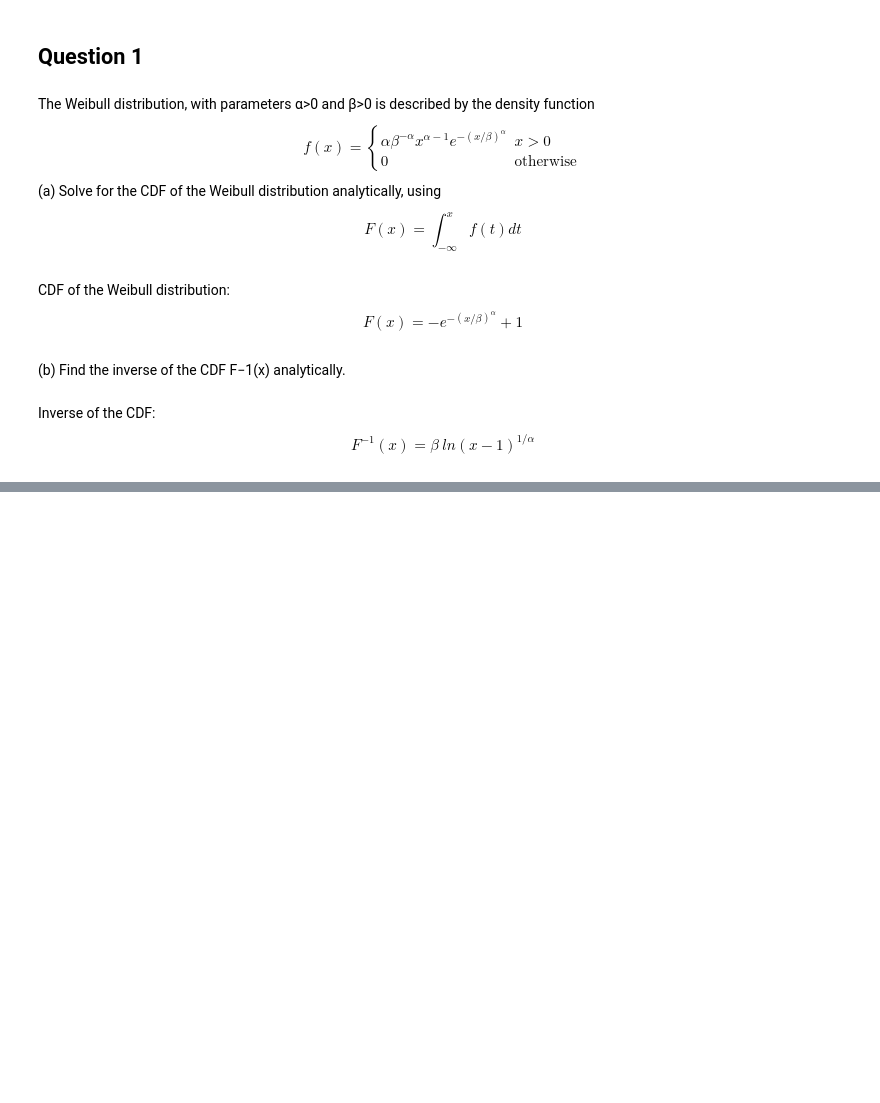
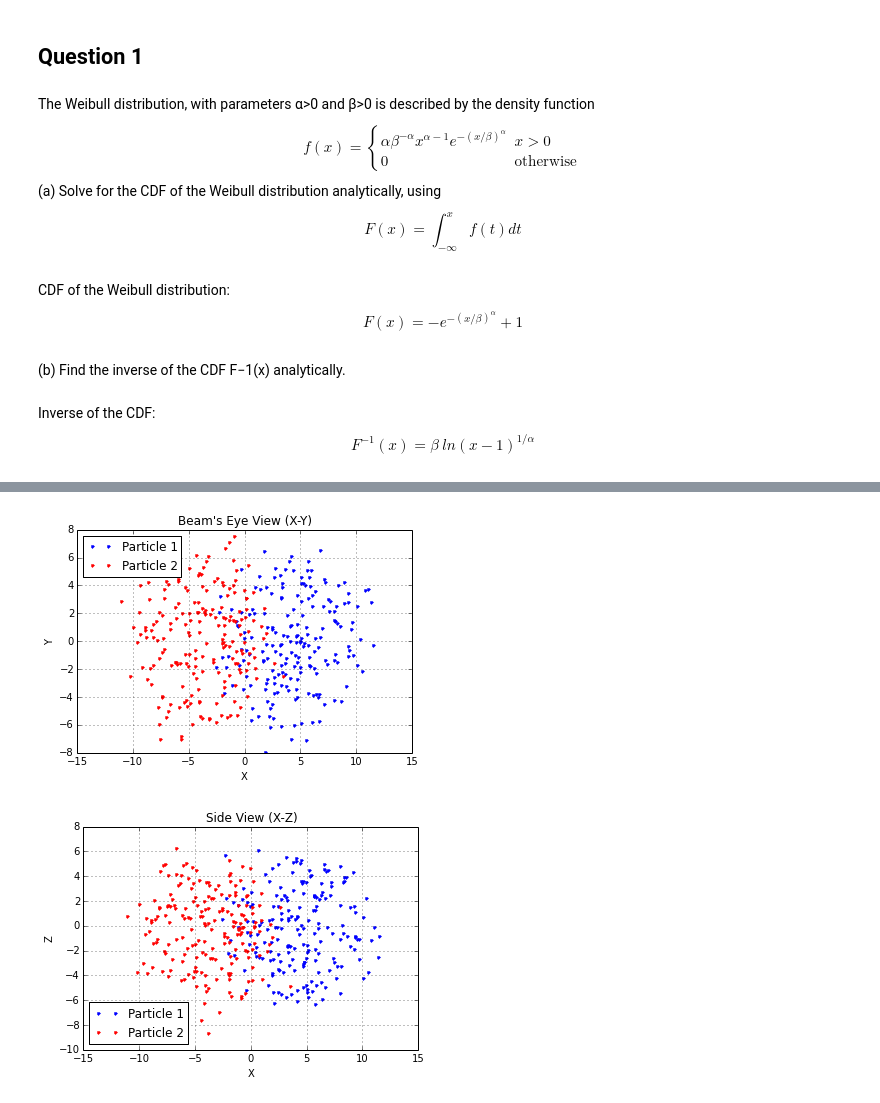
Before and after one commit to bwparry202/PHYS202-S14, a Jupyter notebook: SciPy/RandomAndMCExercises.ipynb, the cells around one changed output, grey strips where cells are left out. Saved outputs shown, nothing was run; the diff lists cells and outputs as text; code cells hidden in the pictures; blank space fills up the shorter version.

```diff
--- a/SciPy/RandomAndMCExercises.ipynb
+++ b/SciPy/RandomAndMCExercises.ipynb
@@ -64,0 +267,79 @@ def mean_samples(values,sample):
+# %%
+def distribute1D(x,prob,N):
+    """takes any distribution which is directly proportional
+    to the number of particles, and returns data that is
+    statistically the same as the input data."""
+    CDF = cumtrapz(prob)/np.sum(prob)
+    xsamples = np.zeros(N,float)
+    for i in range(0,N):
+        r = np.random.ranf()
+        xsamples[i] = x[CDF.searchsorted(r)]
+    return xsamples
+
+def sphere2cart(r,phi,theta):
+    x = r*np.sin(theta)*np.cos(phi)
+    y = r*np.sin(theta)*np.sin(phi)
+    z = r*np.cos(theta)
+    return x,y,z
+# %%
+def plot_nucleus(b=9):
+    ## For gold:
+    R = 6.38 #fm
+    a = 0.535 #fm^-1
+    w = 0
+    q = lambda r: 1 / (1 + exp((r-R)/a))
+    r = np.arange(0.,18.,.001)
+    r_samples = distribute1D(r,q(r)*r**2,197)
+    phi_samples = np.random.random(197)*2*np.pi
+    theta_samples = np.arccos(np.random.random(197)*2 - 1)
+
+    b1 = b*np.ones(197)
+
+    x_samples = []
+    y_samples = []
+    z_samples = []
+    for n in range(197):
+        x,y,z = sphere2cart(r_samples[n],phi_samples[n],theta_samples[n])
+        x_samples.append(x)
+        y_samples.append(y)
+        z_samples.append(z)
+
+    particle1 = np.array([x_samples+b1,y_samples,z_samples])
+
+    r_samples = distribute1D(r,q(r)*r**2,197)
+    phi_samples = np.random.random(197)*2*np.pi
+    theta_samples = np.arccos(np.random.random(197)*2 - 1)
+
+    x_samples = []
+    y_samples = []
+    z_samples = []
+    for n in range(197):
+        x,y,z = sphere2cart(r_samples[n],phi_samples[n],theta_samples[n])
+        x_samples.append(x)
+        y_samples.append(y)
+        z_samples.append(z)
+
+    particle2 = np.array([x_samples-b1,y_samples,z_samples])
+
+    plt.plot(particle1[0],particle1[1],"b.",label = "Particle 1")
+    plt.plot(particle2[0],particle2[1],"r.",label = "Particle 2")
+    plt.title("Beam's Eye View (X-Y)")
+    plt.ylabel("Y")
+    plt.xlabel("X")
+    plt.grid()
+    plt.legend(loc = "best")
+    plt.show()
+
+    plt.plot(particle1[0],particle1[2],"b.",label = "Particle 1")
+    plt.plot(particle2[0],particle2[2],"r.",label = "Particle 2")
+    plt.title("Side View (X-Z)")
+    plt.ylabel("Z")
+    plt.xlabel("X")
+    plt.grid()
+    plt.legend(loc = "best")
+    plt.show()
+
+v = interact(plot_nucleus,b = (0.,18.))
+# %% [output]
+[figure, added]
+[figure, added]
```
Also changed, not shown: parts of 20 cells of this notebook, 2 other files.
